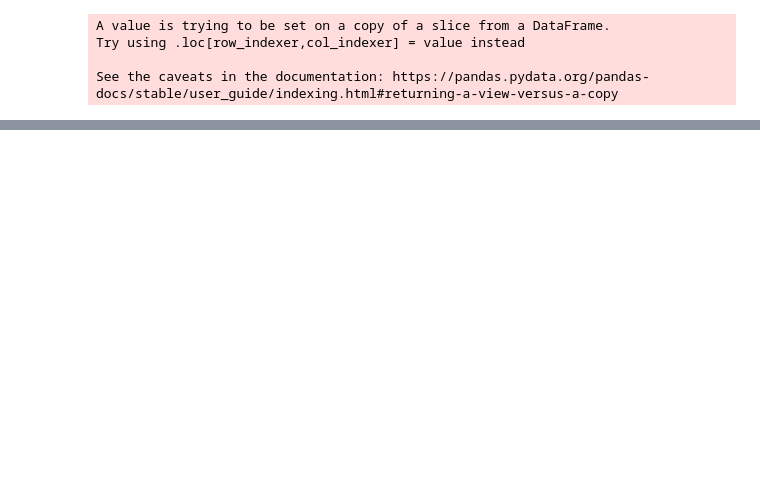
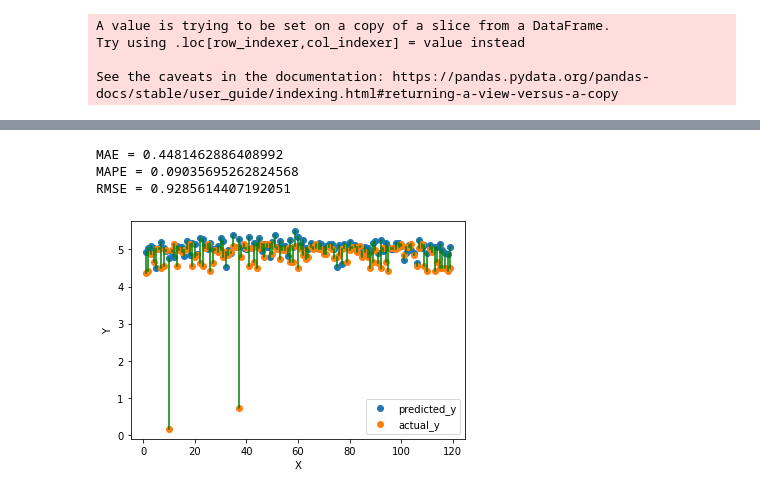
Before and after one commit to harshith7823/CS760-Project, a Jupyter notebook: part-1/Death prediction/Closest point/ct-data.ipynb, the cells around one changed output, grey strips where cells are left out. Cells and saved outputs as stored; diff of their text form; code cells hidden in the pictures; blank space fills up the shorter version.

```diff
--- a/part-1/Death prediction/Closest point/ct-data.ipynb
+++ b/part-1/Death prediction/Closest point/ct-data.ipynb
@@ -146,0 +189,7 @@ MAE: 0.47
+# %%
+svr_pred = testWithModel(SVR(C=300, epsilon=0.8),X_train, X_test, y_train, y_test)
+# %% [output]
+MAE = 0.4481462886408992
+MAPE = 0.09035695262824568
+RMSE = 0.9285614407192051
+[figure, added]
```
Also changed, not shown: parts of 35 cells of this notebook.
